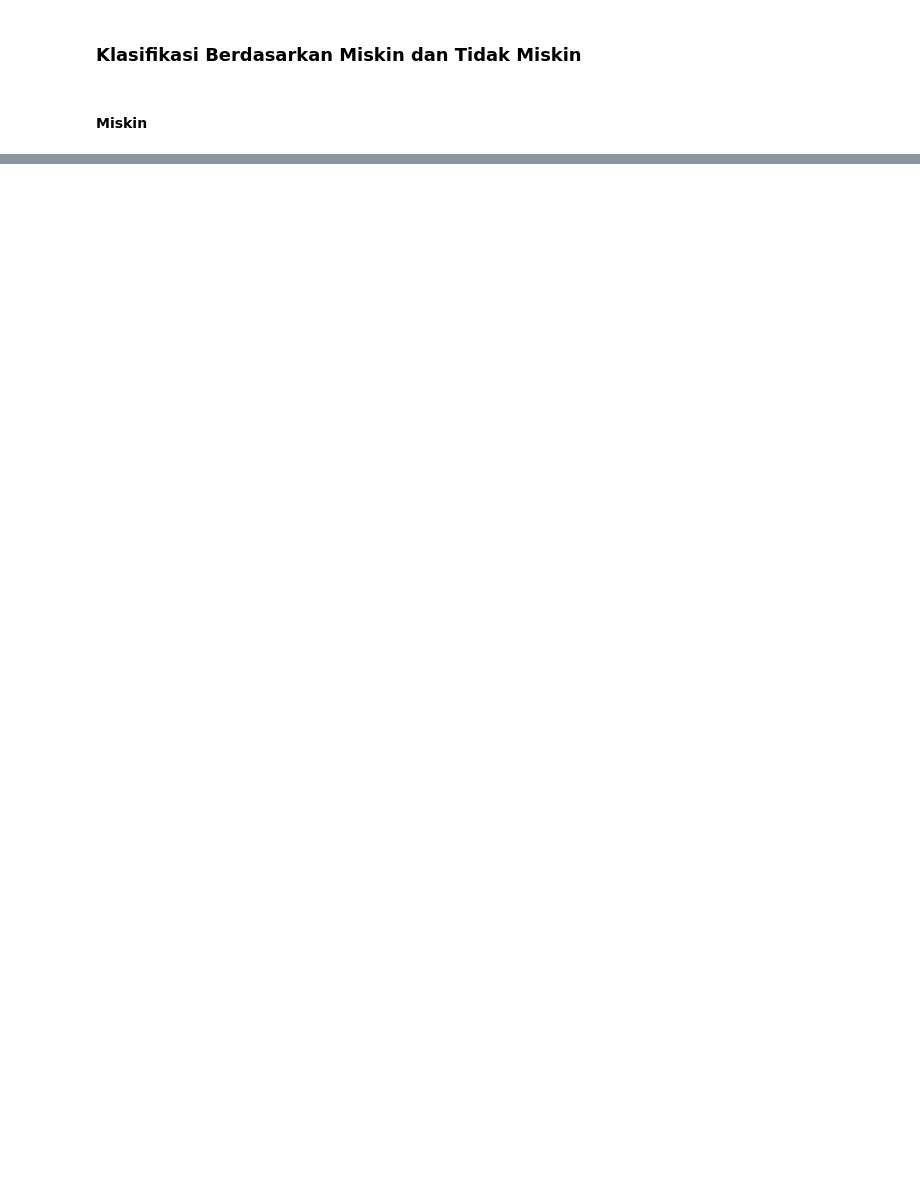
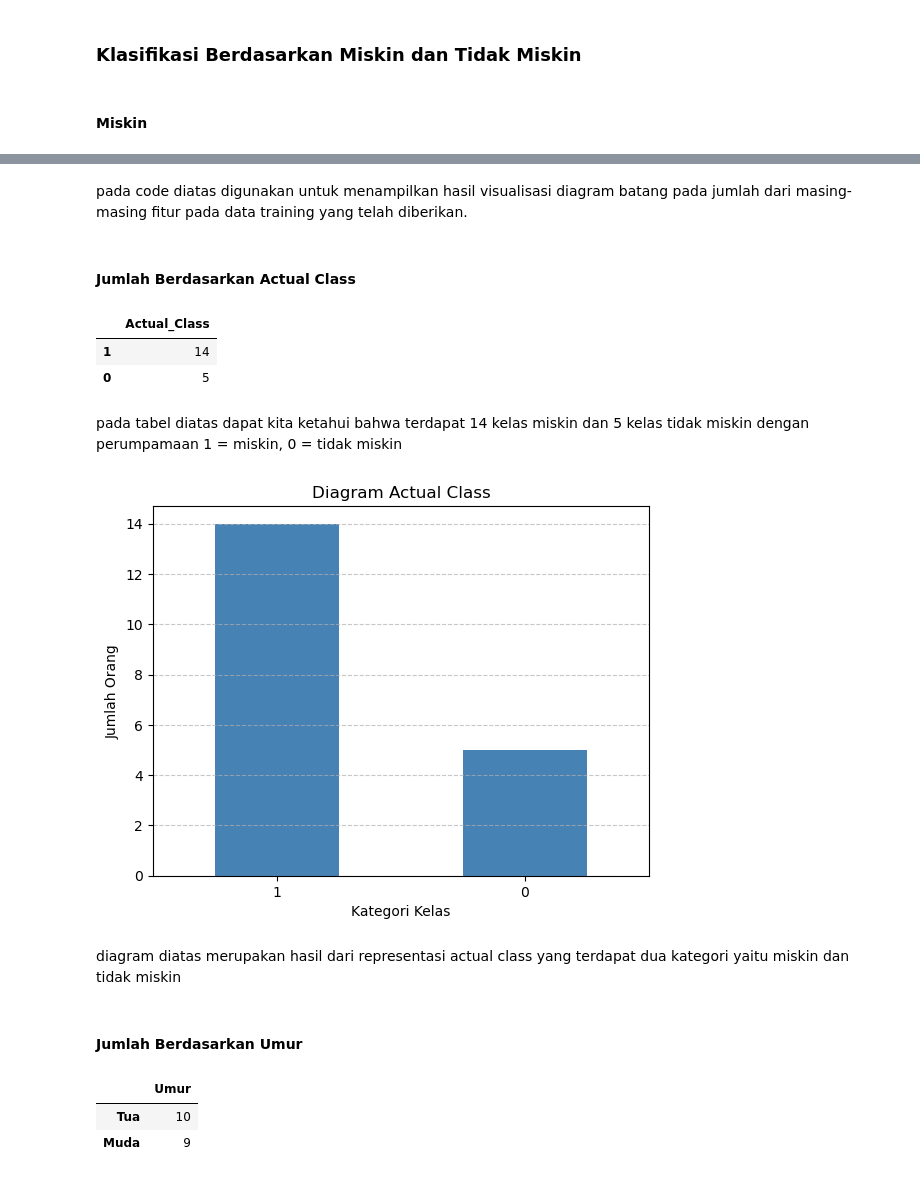
Before and after one commit to suryalynx/Pemodelan-dan-simulasi, a Jupyter notebook: TugasBesar.ipynb, the cells around one changed output, grey strips where cells are left out. Cells and saved outputs as stored; diff of their text form; code cells hidden in the pictures; blank space fills up the shorter version.

```diff
--- a/TugasBesar.ipynb
+++ b/TugasBesar.ipynb
@@ -370,4 +107,0 @@ pd.DataFrame(actualclass)
-# %%
-data["Hasil Probabilitas Miskin"] = 19 / 14
-probmiskin = data["Hasil Probabilitas Miskin"]
-pd.DataFrame(probmiskin.head(1))
@@ -379,4 +107,0 @@ pd.DataFrame(probmiskin.head(1))
-# %%
-data["Hasil Probabilitas Tidak Miskin"] = 19 / 5
-probtidakmiskin = data["Hasil Probabilitas Tidak Miskin"]
-pd.DataFrame(probtidakmiskin.head(1))
@@ -395,0 +143,37 @@ TypeError: only size-1 arrays can be converted to Python scalars
+# %%
+def diagram (jumlahkategori, x= '', y= '', judul = ''):
+    jumlahkategori.plot(kind='bar' , color='steelblue')
+    plt.xlabel(x)
+    plt.xticks(rotation='horizontal')
+    plt.ylabel(y)
+    plt.title(judul)
+    plt.grid(axis='y', linestyle='--', alpha=0.7)
+    plt.show()
+# %% [markdown]
+pada code diatas digunakan untuk menampilkan hasil visualisasi diagram batang pada jumlah dari masing-masing fitur pada data training yang telah diberikan.
+# %% [markdown]
+#### Jumlah Berdasarkan Actual Class
+# %%
+actualclass = data["Actual_Class"].value_counts()
+pd.DataFrame(actualclass)
+# %% [output]
+|  | Actual_Class |
+| 1 | 14 |
+| 0 | 5 |
+# %% [markdown]
+pada tabel diatas dapat kita ketahui bahwa terdapat 14 kelas miskin dan 5 kelas tidak miskin dengan perumpamaan 1 = miskin, 0 = tidak miskin
+# %%
+diagramActuallClass = diagram(actualclass, 'Kategori Kelas', 'Jumlah Orang', 'Diagram Actual Class')
+# %% [output]
+[figure, added]
+# %% [markdown]
+diagram diatas merupakan hasil dari representasi actual class yang terdapat dua kategori yaitu miskin dan tidak miskin
+# %% [markdown]
+#### Jumlah Berdasarkan Umur
+# %%
+umur = data["Umur"].value_counts()
+pd.DataFrame(umur)
+# %% [output]
+|  | Umur |
+| Tua | 10 |
+| Muda | 9 |
```
Also changed, not shown: parts of 138 cells of this notebook, 3 other files.
